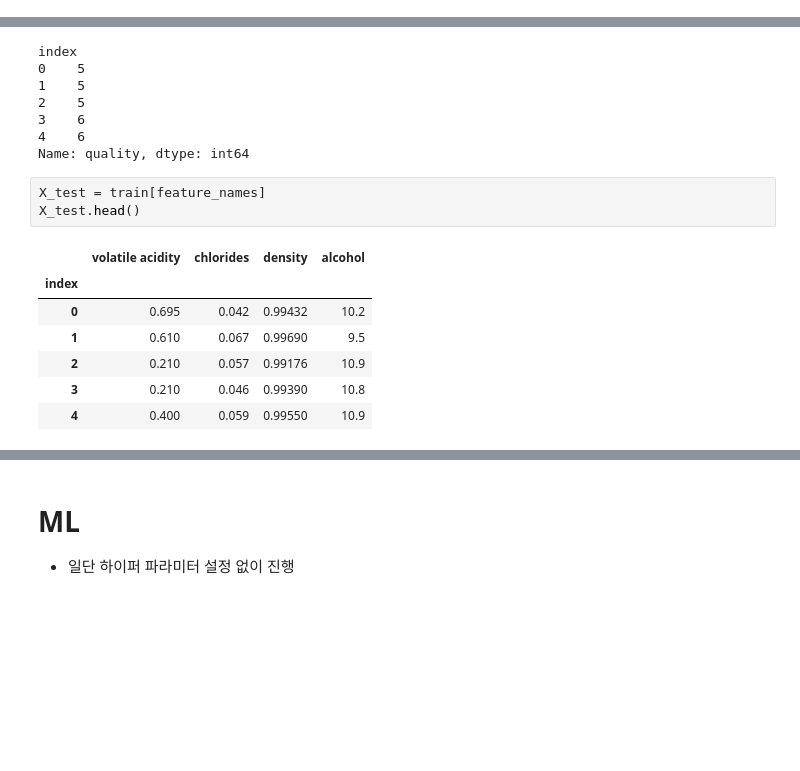
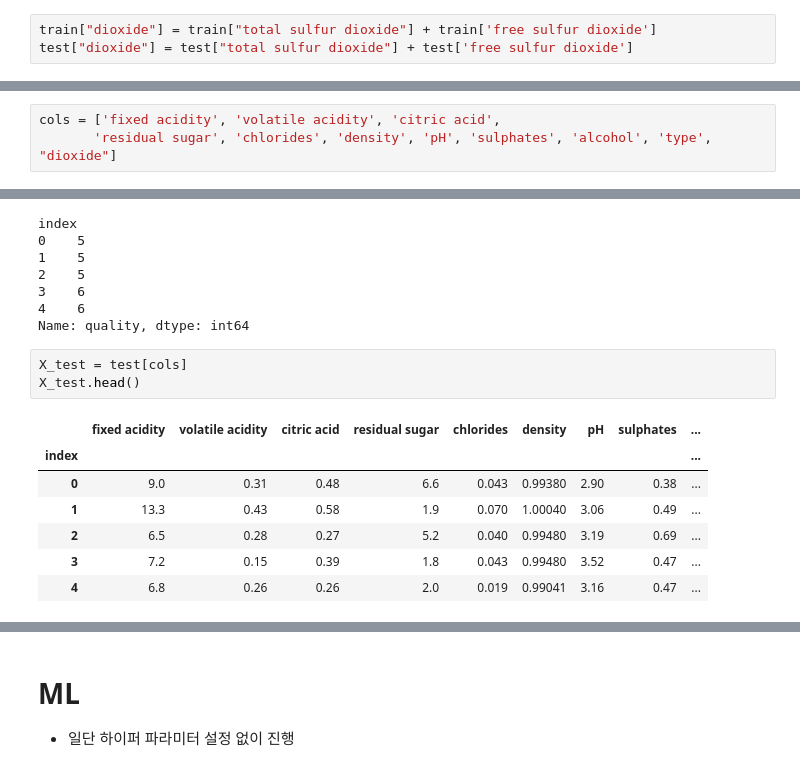
Before and after one commit to wumusill/AI_School, a Jupyter notebook: Project/MiniP3/MidP3.ipynb, the cells around one changed output, grey strips where cells are left out. Cells and saved outputs as stored; diff of their text form; blank space fills up the shorter version.

```diff
--- a/Project/MiniP3/MidP3.ipynb
+++ b/Project/MiniP3/MidP3.ipynb
@@ -198,4 +204,10 @@ cols
+# %%
+train["dioxide"] = train["total sulfur dioxide"] + train['free sulfur dioxide']
+test["dioxide"] = test["total sulfur dioxide"] + test['free sulfur dioxide']
 # %% [markdown]
 # featrues & label
 * features로 quality와 상관계수 |0.1|보다 큰 것만 사용하자
+# %%
+cols = ['fixed acidity', 'volatile acidity', 'citric acid',
+       'residual sugar', 'chlorides', 'density', 'pH', 'sulphates', 'alcohol', 'type', "dioxide"]
 # %%
@@ -233,13 +248,13 @@ index
 4    6
 Name: quality, dtype: int64
 # %%
-X_test = train[feature_names]
+X_test = test[cols]
 X_test.head()
 # %% [output]
-|  | volatile acidity | chlorides | density | alcohol |
-| index |  |  |  |  |
-| 0 | 0.695 | 0.042 | 0.99432 | 10.2 |
-| 1 | 0.610 | 0.067 | 0.99690 | 9.5 |
-| 2 | 0.210 | 0.057 | 0.99176 | 10.9 |
-| 3 | 0.210 | 0.046 | 0.99390 | 10.8 |
-| 4 | 0.400 | 0.059 | 0.99550 | 10.9 |
+|  | fixed acidity | volatile acidity | citric acid | residual sugar | chlorides | density | pH | sulphates | ... |
+| index |  |  |  |  |  |  |  |  | ... |
+| 0 | 9.0 | 0.31 | 0.48 | 6.6 | 0.043 | 0.99380 | 2.90 | 0.38 | ... |
+| 1 | 13.3 | 0.43 | 0.58 | 1.9 | 0.070 | 1.00040 | 3.06 | 0.49 | ... |
+| 2 | 6.5 | 0.28 | 0.27 | 5.2 | 0.040 | 0.99480 | 3.19 | 0.69 | ... |
+| 3 | 7.2 | 0.15 | 0.39 | 1.8 | 0.043 | 0.99480 | 3.52 | 0.47 | ... |
+| 4 | 6.8 | 0.26 | 0.26 | 2.0 | 0.019 | 0.99041 | 3.16 | 0.47 | ... |
```
Also changed, not shown: parts of 84 cells of this notebook.
